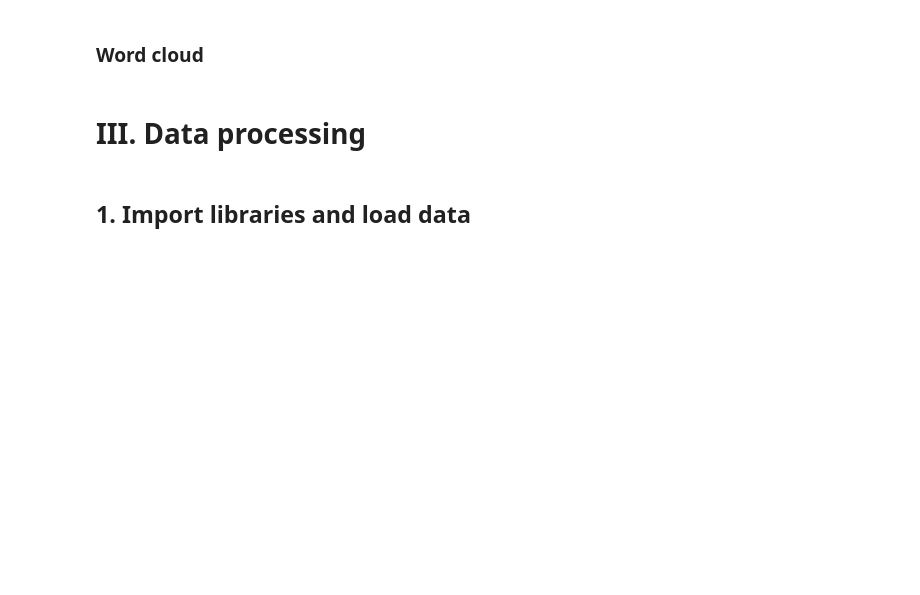
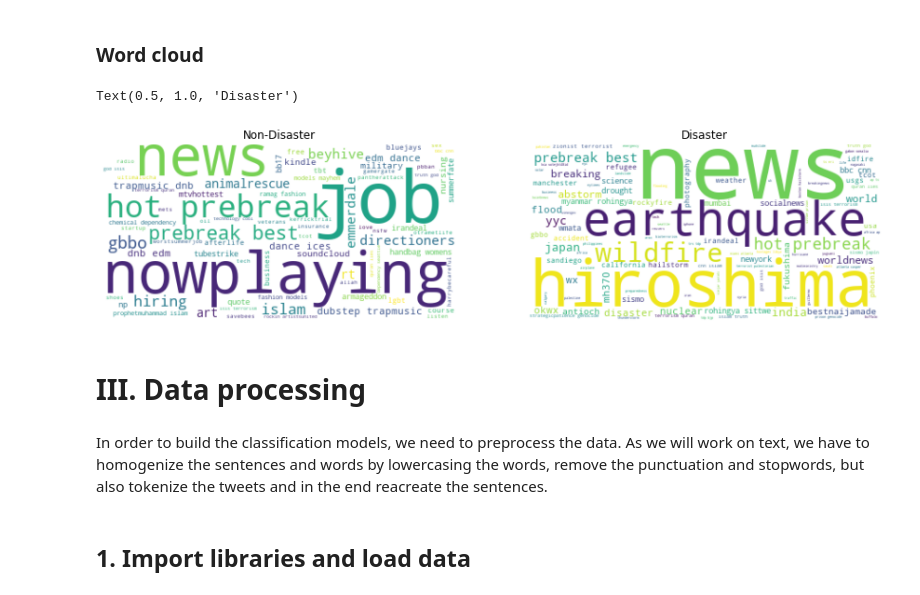
Before and after one commit to amuller9/Rolex_Project2, a Jupyter notebook: code/Mix_notebooks.ipynb, the cells around one changed output. Drawn from its saved outputs; the diff is of its cells as text; code cells hidden in the pictures; blank space fills up the shorter version.

```diff
--- a/code/Mix_notebooks.ipynb
+++ b/code/Mix_notebooks.ipynb
@@ -244,29 +264,31 @@ plt.xticks(rotation=45)
 # %% [markdown]
 ### Word cloud
 # %%
-#!pip install wordcloud
 def clean(word):
     for p in punctuation: word = word.replace(p, '')
     return word
 
-from wordcloud import WordCloud
-
 def wc_hash(target):
-    hashtag = [clean(w[1:].lower()) for tweet in df[df.target == target].text for w in tweet.split() if '#' in w and w[0] == '#']
+    hashtag = [clean(w[1:].lower()) for tweet in train[train.target == target].text for w in tweet.split() if '#' in w and w[0] == '#']
     hashtag = ' '.join(hashtag)
     my_cloud = WordCloud(background_color='white', stopwords=stop).generate(hashtag)
 
     plt.subplot(1,2,target+1)
     plt.imshow(my_cloud, interpolation='bilinear')
     plt.axis("off")
 
 plt.figure(figsize=(15,4))
 wc_hash(0)
 plt.title('Non-Disaster')
 wc_hash(1)
 plt.title('Disaster')
+# %% [output]
+Text(0.5, 1.0, 'Disaster')
+[figure, added]
 # %% [markdown]
 # III. Data processing
+# %% [markdown]
+In order to build the classification models, we need to preprocess the data. As we will work on text, we have to homogenize the sentences and words by lowercasing the words, remove the punctuation and stopwords, but also tokenize the tweets and in the end reacreate the sentences.
 # %% [markdown]
 ## 1. Import libraries and load data
 # %%
```
Also changed, not shown: parts of 23 cells of this notebook.
